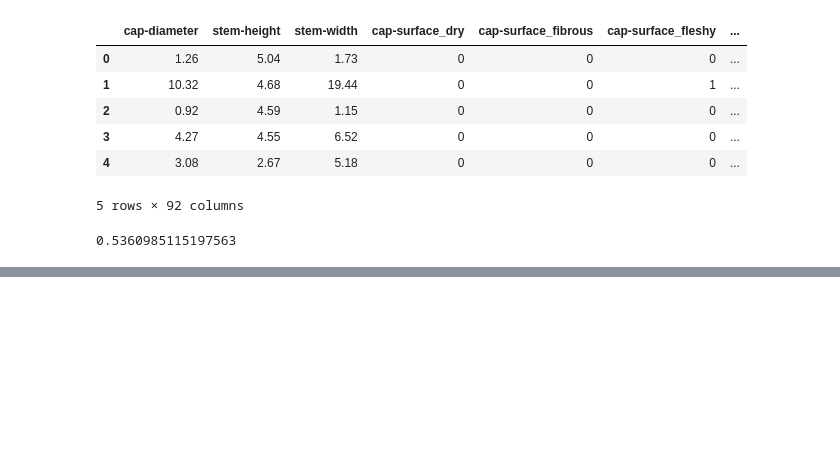
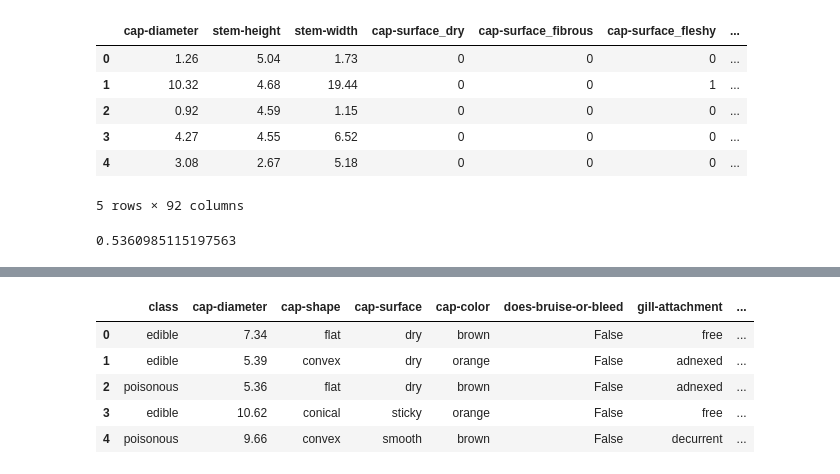
Before and after one commit to lauragabrielson/Mushroom_Classifier, a Jupyter notebook: NA data generation/North_American_Mushrooms_seconday_data.ipynb, the cells around one changed output, grey strips where cells are left out. Drawn from its saved outputs; the diff is of its cells as text; code cells hidden in the pictures; blank space fills up the shorter version.

```diff
--- a/NA data generation/North_American_Mushrooms_seconday_data.ipynb
+++ b/NA data generation/North_American_Mushrooms_seconday_data.ipynb
@@ -535,0 +547,9 @@ rf.score(og_X_scaled, og_y)
+# %%
+data.head()
+# %% [output]
+|  | class | cap-diameter | cap-shape | cap-surface | cap-color | does-bruise-or-bleed | gill-attachment | ... |
+| 0 | edible | 7.34 | flat | dry | brown | False | free | ... |
+| 1 | edible | 5.39 | convex | dry | orange | False | adnexed | ... |
+| 2 | poisonous | 5.36 | flat | dry | brown | False | adnexed | ... |
+| 3 | edible | 10.62 | conical | sticky | orange | False | free | ... |
+| 4 | poisonous | 9.66 | convex | smooth | brown | False | decurrent | ... |
```
Also changed, not shown: parts of 3 cells of this notebook.
